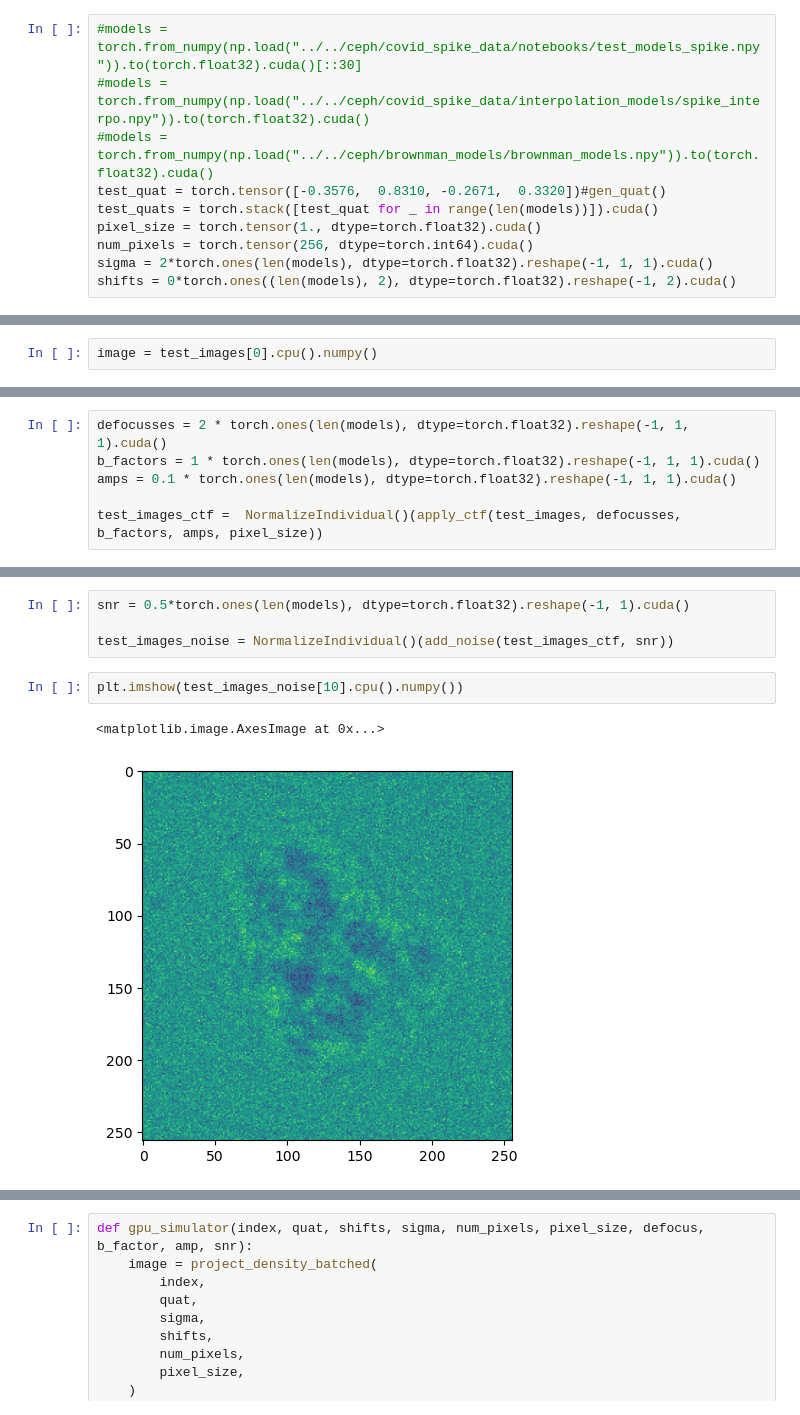
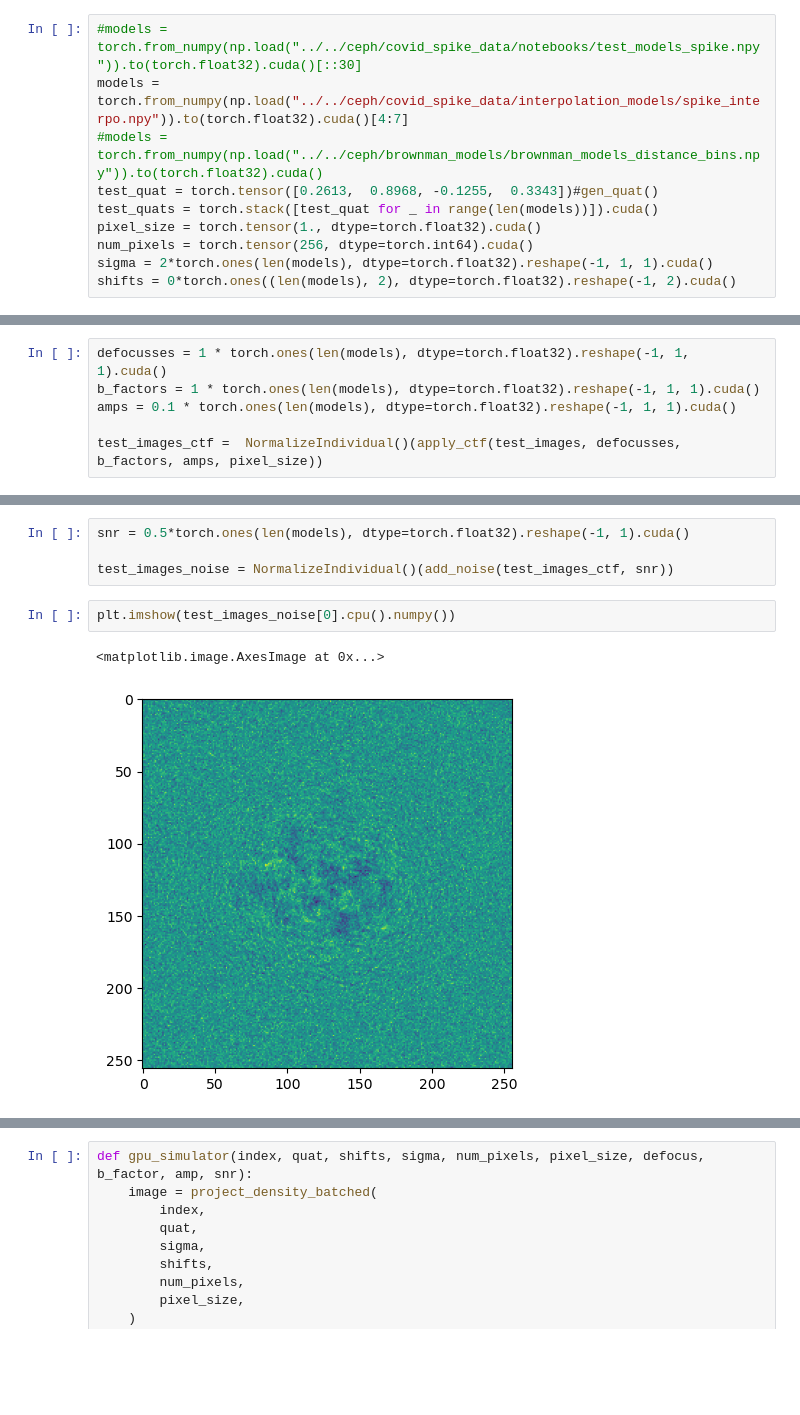
Before and after one commit to flatironinstitute/cryoSBI, a Jupyter notebook: notebooks/Untitled.ipynb, the cells around one changed output, grey strips where cells are left out. Drawn from its saved outputs; the diff is of its cells as text; blank space fills up the shorter version.

```diff
--- a/notebooks/Untitled.ipynb
+++ b/notebooks/Untitled.ipynb
@@ -42,8 +44,8 @@ def gen_quat() -> torch.Tensor:
 # %%
 #models = torch.from_numpy(np.load("../../ceph/covid_spike_data/notebooks/test_models_spike.npy")).to(torch.float32).cuda()[::30]
-#models = torch.from_numpy(np.load("../../ceph/covid_spike_data/interpolation_models/spike_interpo.npy")).to(torch.float32).cuda()
-#models = torch.from_numpy(np.load("../../ceph/brownman_models/brownman_models.npy")).to(torch.float32).cuda()
-test_quat = torch.tensor([-0.3576,  0.8310, -0.2671,  0.3320])#gen_quat()
+models = torch.from_numpy(np.load("../../ceph/covid_spike_data/interpolation_models/spike_interpo.npy")).to(torch.float32).cuda()[4:7]
+#models = torch.from_numpy(np.load("../../ceph/brownman_models/brownman_models_distance_bins.npy")).to(torch.float32).cuda()
+test_quat = torch.tensor([0.2613,  0.8968, -0.1255,  0.3343])#gen_quat()
 test_quats = torch.stack([test_quat for _ in range(len(models))]).cuda()
 pixel_size = torch.tensor(1., dtype=torch.float32).cuda()
 num_pixels = torch.tensor(256, dtype=torch.int64).cuda()
@@ -150,2 +151,0 @@ plt.savefig("../../ceph/covid_spike_data/config_files/test_particles/test_projec
-# %%
-image = test_images[0].cpu().numpy()
@@ -201,7 +191,7 @@ def apply_ctf(image: torch.Tensor, defocus, b_factor, amp, pixel_size) -> torch.
 
     return image
 # %%
-defocusses = 2 * torch.ones(len(models), dtype=torch.float32).reshape(-1, 1, 1).cuda()
+defocusses = 1 * torch.ones(len(models), dtype=torch.float32).reshape(-1, 1, 1).cuda()
 b_factors = 1 * torch.ones(len(models), dtype=torch.float32).reshape(-1, 1, 1).cuda()
 amps = 0.1 * torch.ones(len(models), dtype=torch.float32).reshape(-1, 1, 1).cuda()
 
@@ -293,10 +288,10 @@ snr = 0.5*torch.ones(len(models), dtype=torch.float32).reshape(-1, 1).cuda()
 
 test_images_noise = NormalizeIndividual()(add_noise(test_images_ctf, snr))
 # %%
-plt.imshow(test_images_noise[10].cpu().numpy())
+plt.imshow(test_images_noise[0].cpu().numpy())
 # %% [output]
 <matplotlib.image.AxesImage at 0x...>
-[figure, old version]
+[figure, new version]
 # %%
 plt.imshow(test_images_ctf.cpu().numpy()[0])
 # %% [output]
```
Also changed, not shown: parts of 27 cells of this notebook, 3 other files.
